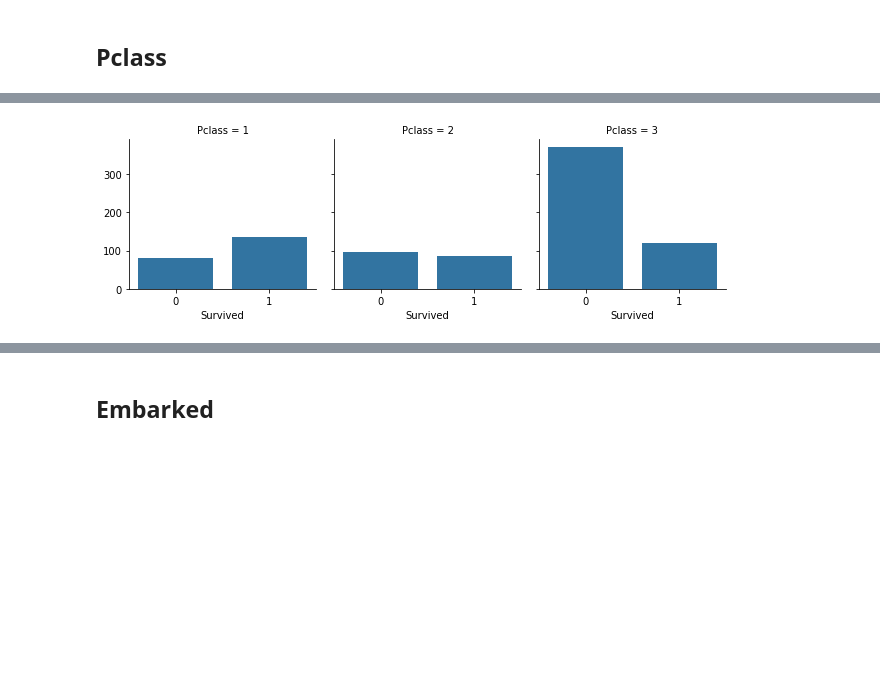
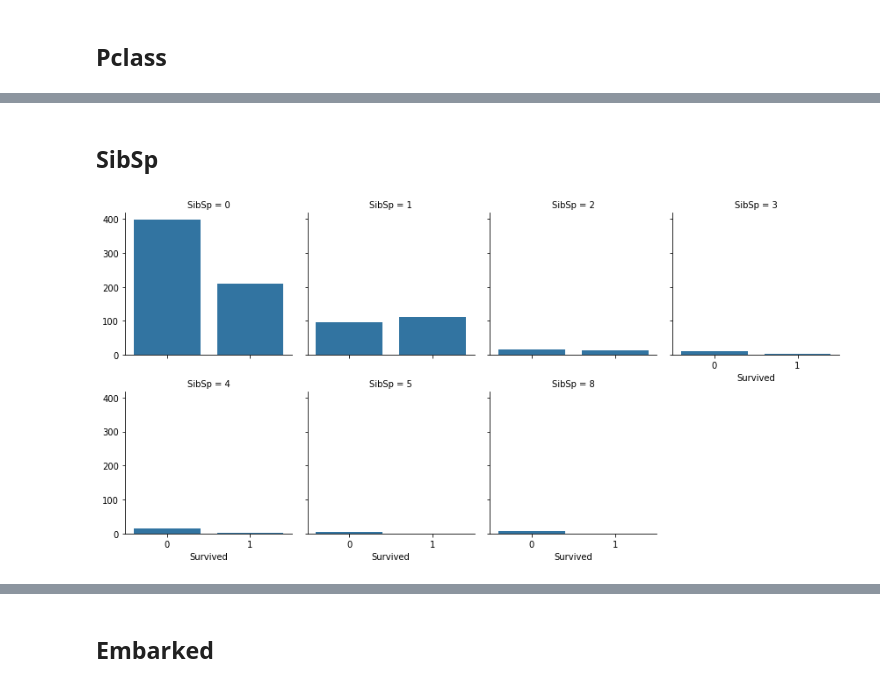
Before and after one commit to KJC1004/FDA_Titanic, a Jupyter notebook: titanic.ipynb, the cells around one changed output, grey strips where cells are left out. Drawn from its saved outputs; the diff is of its cells as text; code cells hidden in the pictures; blank space fills up the shorter version.

```diff
--- a/titanic.ipynb
+++ b/titanic.ipynb
@@ -65,8 +71,8 @@ memory usage: 83.6+ KB
 # %% [markdown]
 # Drop Columns
 # %%
-for col in ['PassengerId', 'Name', 'Ticket', 'Cabin']:
-    titanic.drop(col, axis=1, inplace=True)
+cols_drop = ['PassengerId', 'Name', 'Ticket', 'Cabin']
+titanic.drop(cols_drop, axis=1, inplace=True)
 # %% [markdown]
 ---
 # %% [markdown]
@@ -85,4 +117,6 @@ embarked.fillna(value=embarked.value_counts().idxmax(), inplace=True)
+# %% [markdown]
+## SibSp
 # %%
-sns.FacetGrid(titanic, col='Pclass').map(sns.countplot, 'Survived', order=[0,1]);
+sns.FacetGrid(titanic, col='SibSp', col_wrap=4).map(sns.countplot, 'Survived', order=[0,1]);
 # %% [output]
-[figure, old version]
+[figure, new version]
```
Also changed, not shown: parts of 52 cells of this notebook.
